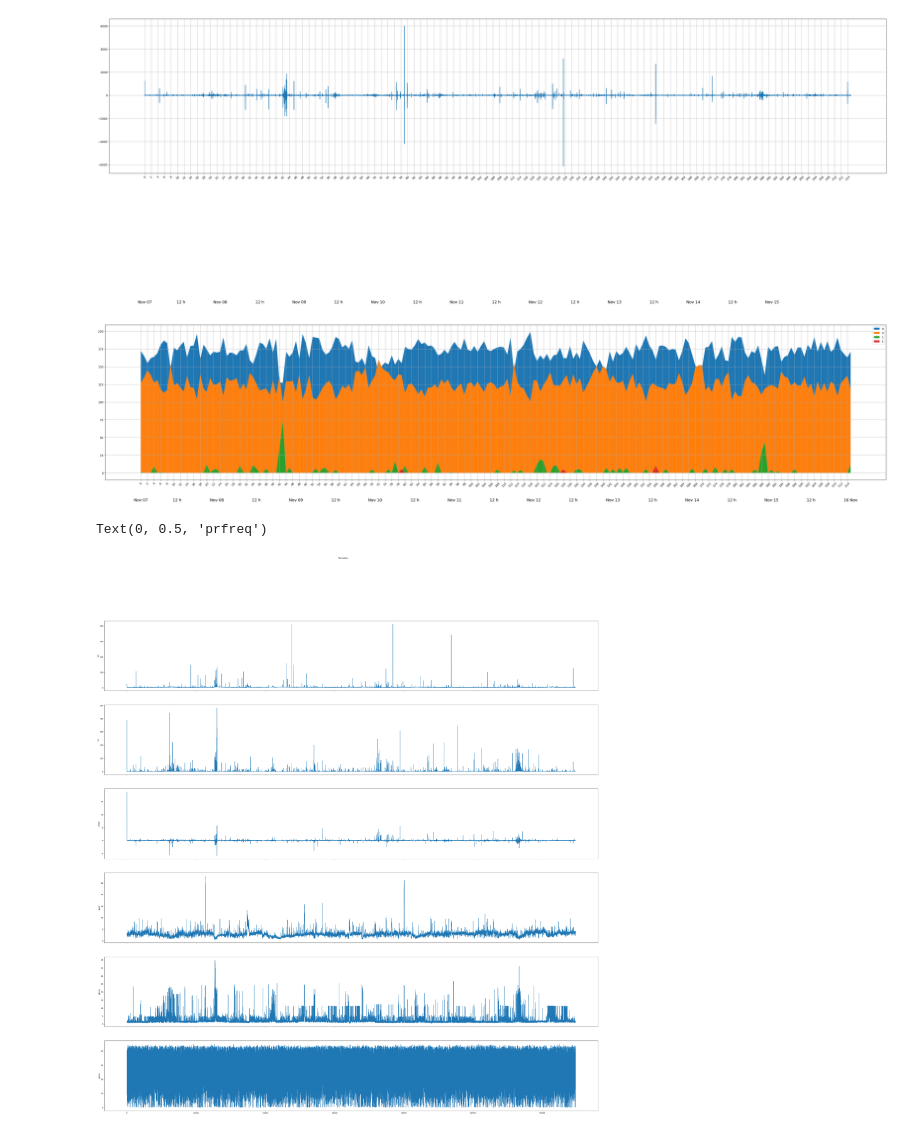
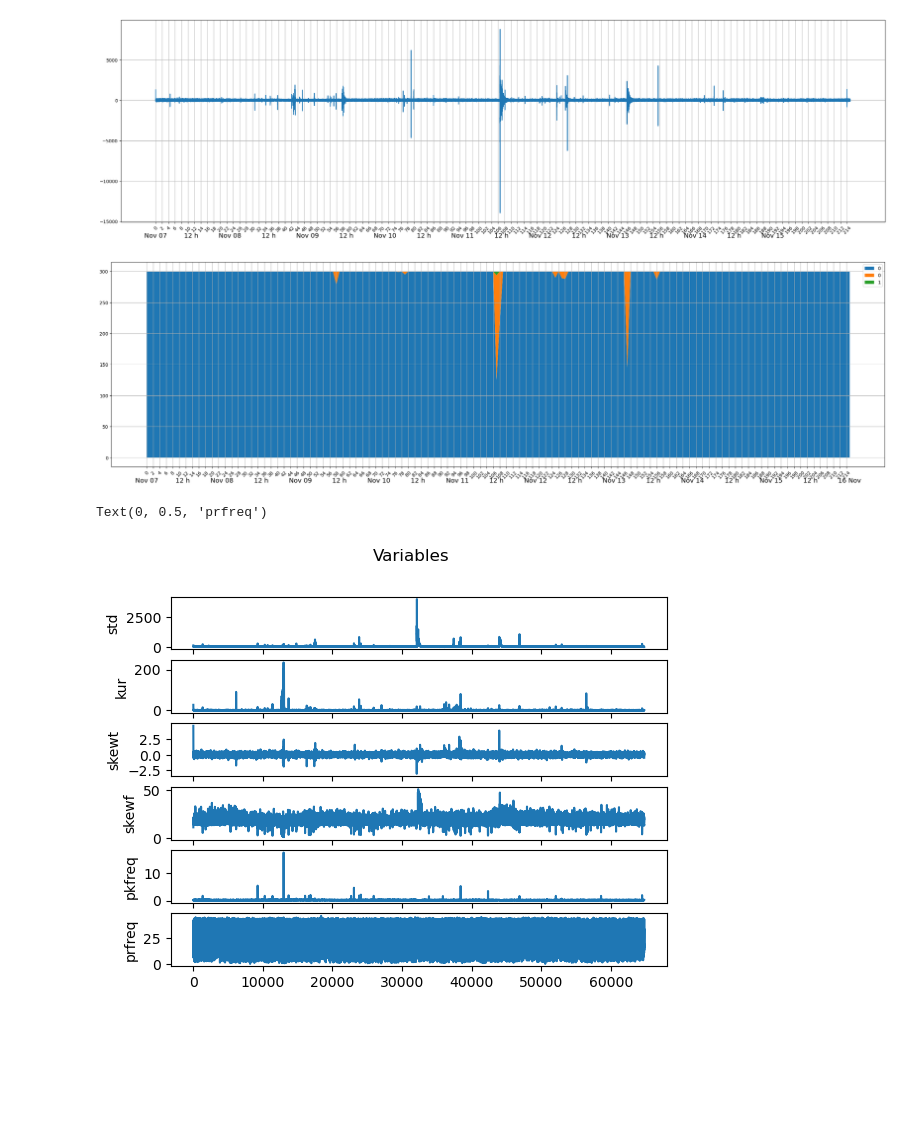
Before and after one commit to AdoringStarling/InducedCross, a Jupyter notebook: ruiz_clustering.ipynb, the cells around one changed output. Saved outputs shown, nothing was run; the diff lists cells and outputs as text; code cells hidden in the pictures; blank space fills up the shorter version.

```diff
--- a/ruiz_clustering.ipynb
+++ b/ruiz_clustering.ipynb
@@ -62,14 +31,16 @@ for i in all:
 # %%
-df=pd.DataFrame()
-for val,col in zip([all,std,kur,skewt,skewf,pkfreq,prfreq],['raw','std','kur','skewt','skewf','pkfreq','prfreq']):
+df=pd.DataFrame() #Creacion de un DataFrame
+for val,col in zip([descr[:,0],descr[:,1],descr[:,2],descr[:,3],descr[:,4],descr[:,5],descr[:,6]],['raw','std','kur','skewt','skewf','pkfreq','prfreq']):
     df[col]=val
 # %%
-wcss = []
-silh = []
-dbs  = []
+#SE DEMORA UN TIEMPO CONSIDERABLE
+wcss = [] #ls para ingresar inercia
+silh = [] #ls para ingresar silhoutte score
+dbs  = [] #ls para ingresar davies_bouldin_score
 ran1=2
-ran2=10
+ran2=20
 for i in range(ran1,ran2):
+    #Metricas por agrupacion para definirla
     kmeans = KMeans( i, init = 'k-means++', random_state = 42)
     kmeans.fit(df[['std','kur','skewt','skewf','pkfreq','prfreq']].values)
     labels = kmeans.labels_
@@ -103,5 +63,5 @@ plt.show()
 # %%
-kmeans = KMeans(4, init = 'k-means++', random_state = 42)
+kmeans = KMeans(3, init = 'k-means++', random_state = 42) #Basado en los gráficos
 kmeans.fit(df[['std','kur','skewt','skewf','pkfreq','prfreq']].values)
 labels = kmeans.labels_
 df['cluster']=labels
@@ -113,0 +68,7 @@ plt.scatter(range(0,len(df['cluster'])),df['cluster'],c=df['cluster'],s=5,marker
+# %%
+#Familias x tiempo
+plt.figure(figsize=(30,10))
+for i in df['cluster'].unique():
+    df1=df[df['cluster']==i]
+    plt.scatter(df1.index,df1['cluster'],label=str(i))
+plt.legend()
@@ -130,25 +95,22 @@ for i in range(19):
     ls.append(init)
     init=init+12
 # %%
-plt.figure(figsize=(50,10))
+#Señal cruda
+plt.figure(figsize=(30,8))
 plt.plot(np.linspace(0,stats.columns[-1],len(tr.data))[0:-1:24],tr.data[0:-1:24])
 plt.xticks(stats.columns[0:-1:2],rotation=45)
 for i, x in zip(['Nov 07','12 h','Nov 08','12 h','Nov 09','12 h','Nov 10','12 h','Nov 11','12 h','Nov 12','12 h','Nov 13','12 h','Nov 14','12 h','Nov 15'],ls):
-    plt.text(x, -18000, str(i), size=14, ha='center')
+    plt.text(x, -17000, str(i), size=14, ha='center')
 plt.grid()
 plt.show()
 # %% [output]
-[figure, old version]
+[figure, new version]
 # %%
-plt.figure(figsize=(50,10))
-plt.fill_between(stats.columns,stats.values[0],stats.values[1],label='0')
-plt.fill_between(stats.columns,stats.values[1],stats.values[2],label='4')
-plt.fill_between(stats.columns,stats.values[2],stats.values[3],label='1')
-# plt.fill_between(stats.columns,stats.values[3],stats.values[4],label='3')
-plt.fill_between(stats.columns,stats.values[3],0,label='2')
-# plt.fill_between(stats.columns,stats.values[4],stats.values[5],label='4')
-# plt.fill_between(stats.columns,stats.values[5],stats.values[6],label='5')
-# plt.fill_between(stats.columns,stats.values[6],0,label='6')
+#% de cada familia x hora
+plt.figure(figsize=(30,8))
+plt.fill_between(stats.columns,stats.values[0],0,label='0')
+for i,idx in zip(range(1,len(stats.values)),stats.index):
+    plt.fill_between(stats.columns,np.sum(stats.values[0:i+1],axis=0),np.sum(stats.values[0:i],axis=0),label=str(idx))
 plt.xticks(stats.columns[0:-1:2],rotation=45)
 for i, x in zip(['Nov 07','12 h','Nov 08','12 h','Nov 09','12 h','Nov 10','12 h','Nov 11','12 h','Nov 12','12 h','Nov 13','12 h','Nov 14','12 h','Nov 15','12 h','16 Nov'],ls):
     plt.text(x, -40, str(i), size=14, ha='center')
@@ -156,23 +118,23 @@ plt.grid()
 plt.legend()
 plt.show()
 # %% [output]
-[figure, old version]
+[figure, new version]
 # %%
-# plt.figure(figsize=(50,10))
-fig, axs = plt.subplots(6,sharex=True,figsize=(50,50))
+# Variables a lo largo del tiempo
+fig, axs = plt.subplots(6,sharex=True)
 fig.suptitle('Variables')
-axs[0].plot(std)
+axs[0].plot(descr[:,1])
 axs[0].set_ylabel('std')
-axs[1].plot(kur)
+axs[1].plot(descr[:,2])
 axs[1].set_ylabel('kur')
-axs[2].plot(skewt)
+axs[2].plot(descr[:,3])
 axs[2].set_ylabel('skewt')
-axs[3].plot(skewf)
+axs[3].plot(descr[:,4])
 axs[3].set_ylabel('skewf')
-axs[4].plot(pkfreq)
+axs[4].plot(descr[:,5])
 axs[4].set_ylabel('pkfreq')
-axs[5].plot(prfreq)
+axs[5].plot(descr[:,6])
 axs[5].set_ylabel('prfreq')
 # %% [output]
 Text(0, 0.5, 'prfreq')
-[figure, old version]
+[figure, new version]
```
Also changed, not shown: parts of 24 cells of this notebook, 3 other files.
